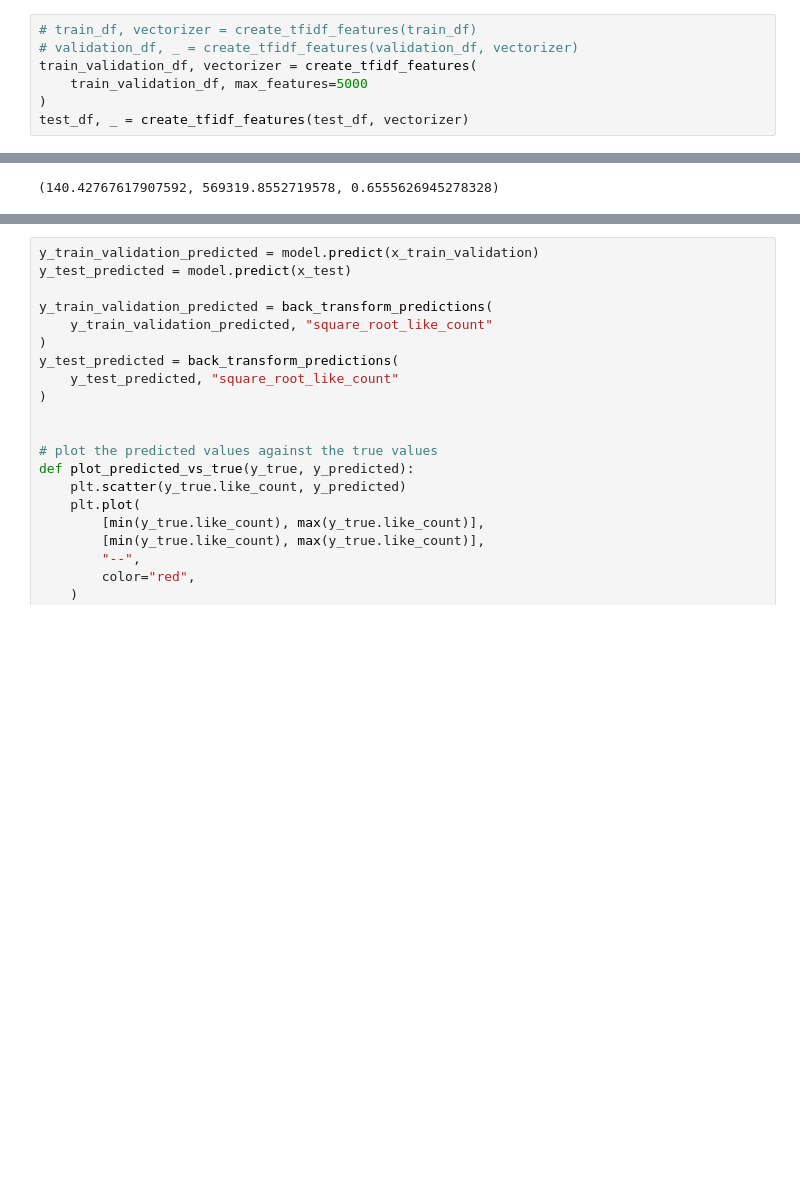
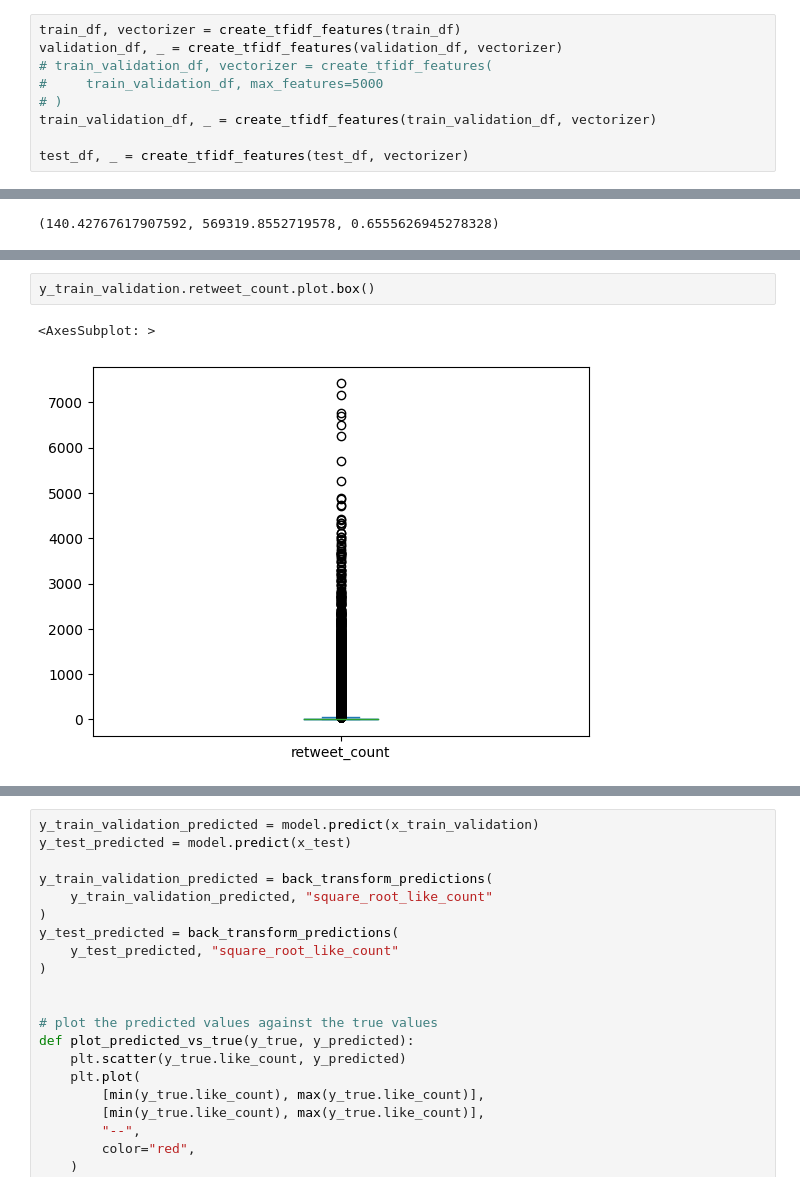
Before and after one commit to ossamum/kuleuven-thesis, a Jupyter notebook: 04_standard_tweet_predictive_modelling.ipynb, the cells around one changed output, grey strips where cells are left out. Cells and saved outputs as stored; diff of their text form; blank space fills up the shorter version.

```diff
--- a/04_standard_tweet_predictive_modelling.ipynb
+++ b/04_standard_tweet_predictive_modelling.ipynb
@@ -368,9 +360,11 @@ def create_tfidf_features(dataset_df, vectorizer=None, max_features=1000):
     )
     return pd.concat([dataset_df, tfidf_df], axis=1), vectorizer
 # %%
-# train_df, vectorizer = create_tfidf_features(train_df)
-# validation_df, _ = create_tfidf_features(validation_df, vectorizer)
-train_validation_df, vectorizer = create_tfidf_features(
-    train_validation_df, max_features=5000
-)
+train_df, vectorizer = create_tfidf_features(train_df)
+validation_df, _ = create_tfidf_features(validation_df, vectorizer)
+# train_validation_df, vectorizer = create_tfidf_features(
+#     train_validation_df, max_features=5000
+# )
+train_validation_df, _ = create_tfidf_features(train_validation_df, vectorizer)
+
 test_df, _ = create_tfidf_features(test_df, vectorizer)
@@ -643,0 +740,5 @@ R2 score is 0.6555626945278328
+# %%
+y_train_validation.retweet_count.plot.box()
+# %% [output]
+<AxesSubplot: >
+[figure, added]
```
Also changed, not shown: parts of 13 cells of this notebook, 3 other files.
